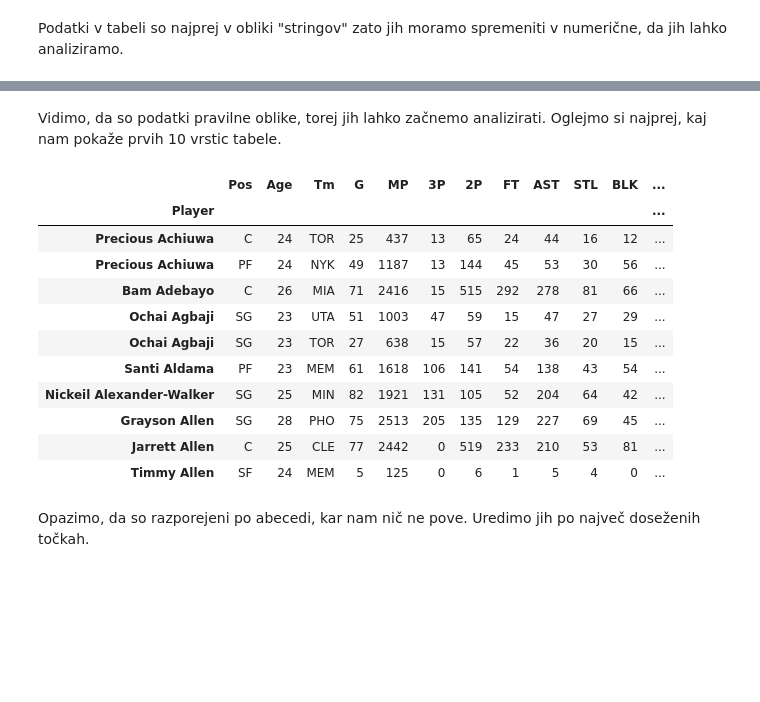
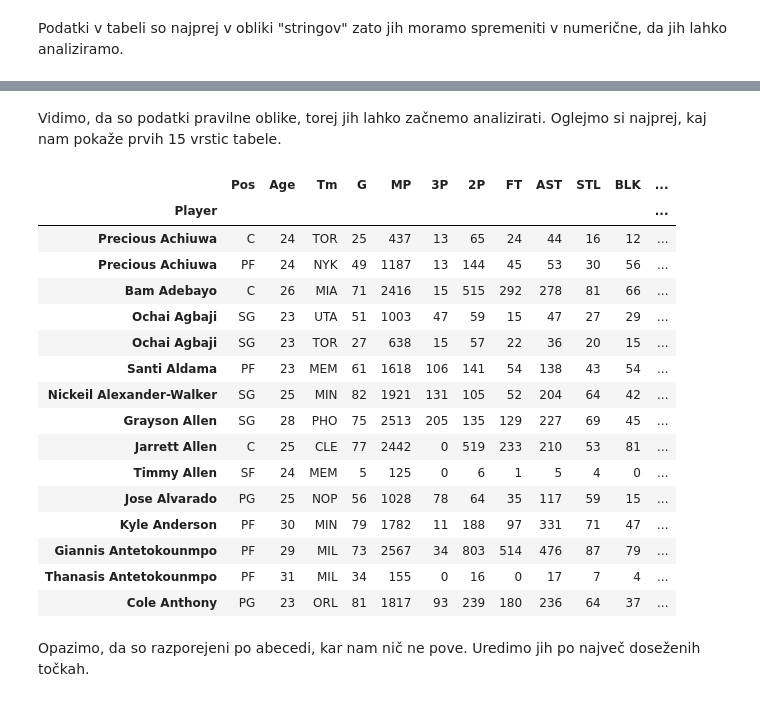
Before and after one commit to elizapecoraro/Eliza-Pecoraro-Projektna-naloga-UVP, a Jupyter notebook: analiza.ipynb, the cells around one changed output, grey strips where cells are left out. Saved outputs shown, nothing was run; the diff lists cells and outputs as text; code cells hidden in the pictures; blank space fills up the shorter version.

```diff
--- a/analiza.ipynb
+++ b/analiza.ipynb
@@ -74,21 +76,26 @@ PTS     int64
 dtype: object
 # %% [markdown]
-Vidimo, da so podatki pravilne oblike, torej jih lahko začnemo analizirati. Oglejmo si najprej, kaj nam pokaže prvih 10 vrstic tabele.
+Vidimo, da so podatki pravilne oblike, torej jih lahko začnemo analizirati. Oglejmo si najprej, kaj nam pokaže prvih 15 vrstic tabele.
 # %%
-nba.head(10)
+nba.head(15)
 # %% [output]
 |  | Pos | Age | Tm | G | MP | 3P | 2P | FT | AST | STL | BLK | ... |
 | Player |  |  |  |  |  |  |  |  |  |  |  | ... |
 | Precious Achiuwa | C | 24 | TOR | 25 | 437 | 13 | 65 | 24 | 44 | 16 | 12 | ... |
 | Precious Achiuwa | PF | 24 | NYK | 49 | 1187 | 13 | 144 | 45 | 53 | 30 | 56 | ... |
 | Bam Adebayo | C | 26 | MIA | 71 | 2416 | 15 | 515 | 292 | 278 | 81 | 66 | ... |
 | Ochai Agbaji | SG | 23 | UTA | 51 | 1003 | 47 | 59 | 15 | 47 | 27 | 29 | ... |
 | Ochai Agbaji | SG | 23 | TOR | 27 | 638 | 15 | 57 | 22 | 36 | 20 | 15 | ... |
 | Santi Aldama | PF | 23 | MEM | 61 | 1618 | 106 | 141 | 54 | 138 | 43 | 54 | ... |
 | Nickeil Alexander-Walker | SG | 25 | MIN | 82 | 1921 | 131 | 105 | 52 | 204 | 64 | 42 | ... |
 | Grayson Allen | SG | 28 | PHO | 75 | 2513 | 205 | 135 | 129 | 227 | 69 | 45 | ... |
 | Jarrett Allen | C | 25 | CLE | 77 | 2442 | 0 | 519 | 233 | 210 | 53 | 81 | ... |
 | Timmy Allen | SF | 24 | MEM | 5 | 125 | 0 | 6 | 1 | 5 | 4 | 0 | ... |
+| Jose Alvarado | PG | 25 | NOP | 56 | 1028 | 78 | 64 | 35 | 117 | 59 | 15 | ... |
+| Kyle Anderson | PF | 30 | MIN | 79 | 1782 | 11 | 188 | 97 | 331 | 71 | 47 | ... |
+| Giannis Antetokounmpo | PF | 29 | MIL | 73 | 2567 | 34 | 803 | 514 | 476 | 87 | 79 | ... |
+| Thanasis Antetokounmpo | PF | 31 | MIL | 34 | 155 | 0 | 16 | 0 | 17 | 7 | 4 | ... |
+| Cole Anthony | PG | 23 | ORL | 81 | 1817 | 93 | 239 | 180 | 236 | 64 | 37 | ... |
 # %% [markdown]
 Opazimo, da so razporejeni po abecedi, kar nam nič ne pove. Uredimo jih po največ doseženih točkah.
 # %%
```
Also changed, not shown: parts of 5 cells of this notebook.
